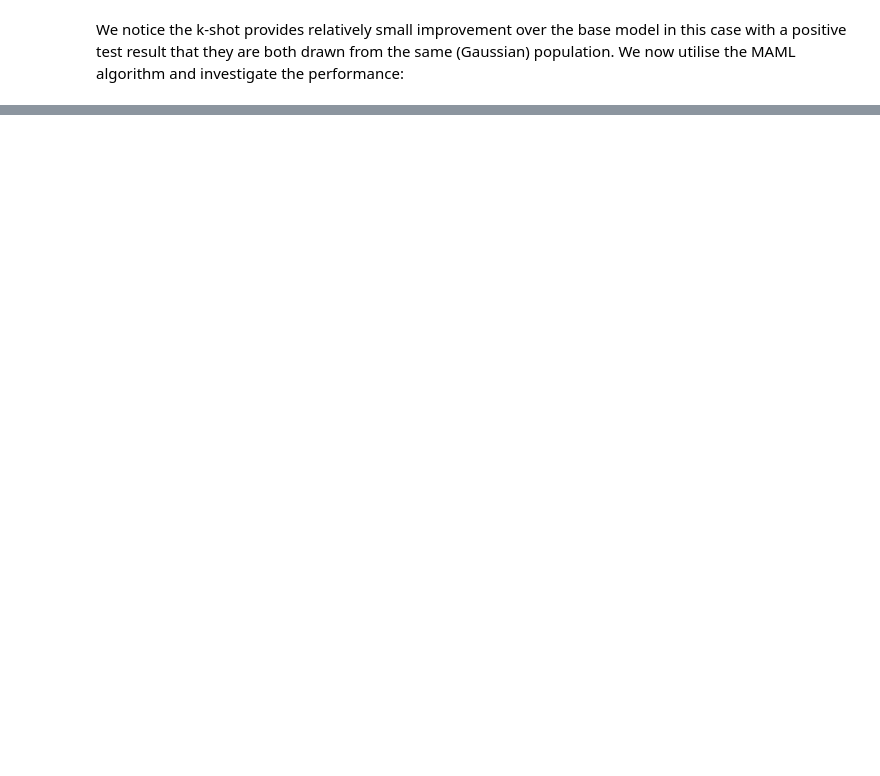
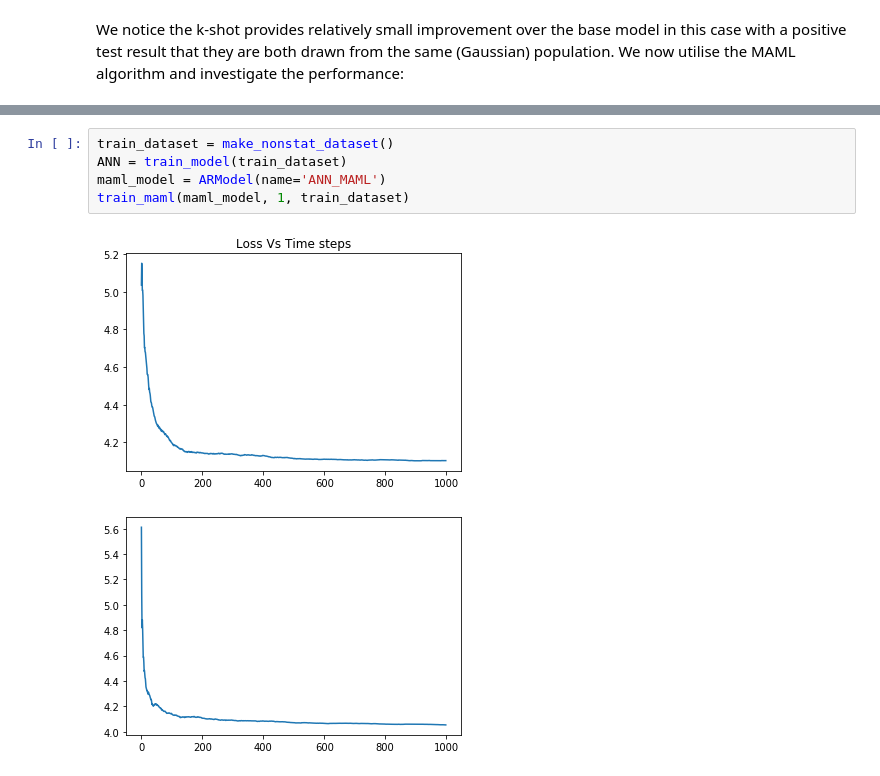
Before and after one commit to jase-clarkson/micro_2, a Jupyter notebook: AR_1_MAML.ipynb, the cells around one changed output, grey strips where cells are left out. Cells and saved outputs as stored; diff of their text form; blank space fills up the shorter version.

```diff
--- a/AR_1_MAML.ipynb
+++ b/AR_1_MAML.ipynb
@@ -284,0 +363,8 @@ We notice the k-shot provides relatively small improvement over the base model i
+# %%
+train_dataset = make_nonstat_dataset()
+ANN = train_model(train_dataset)
+maml_model = ARModel(name='ANN_MAML')
+train_maml(maml_model, 1, train_dataset)
+# %% [output]
+[figure, added]
+[figure, added]
```
Also changed, not shown: parts of 9 cells of this notebook.
